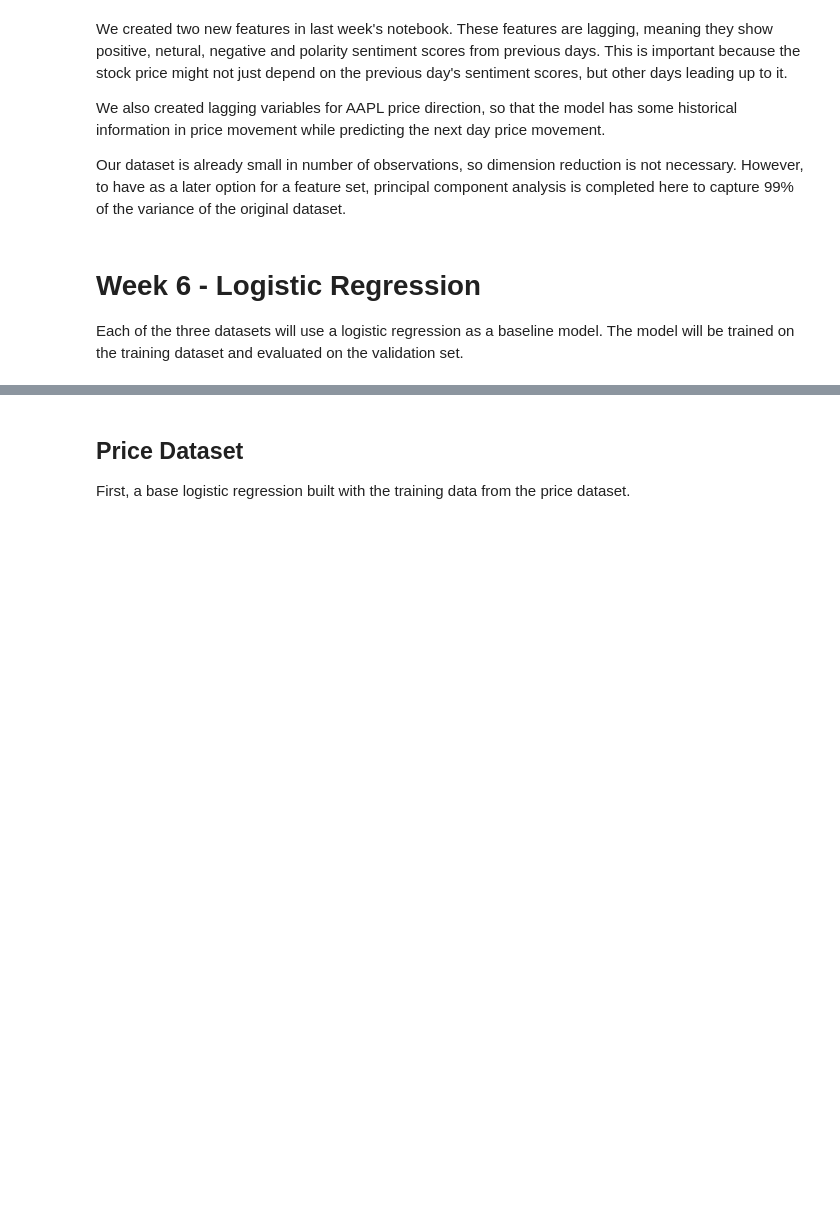
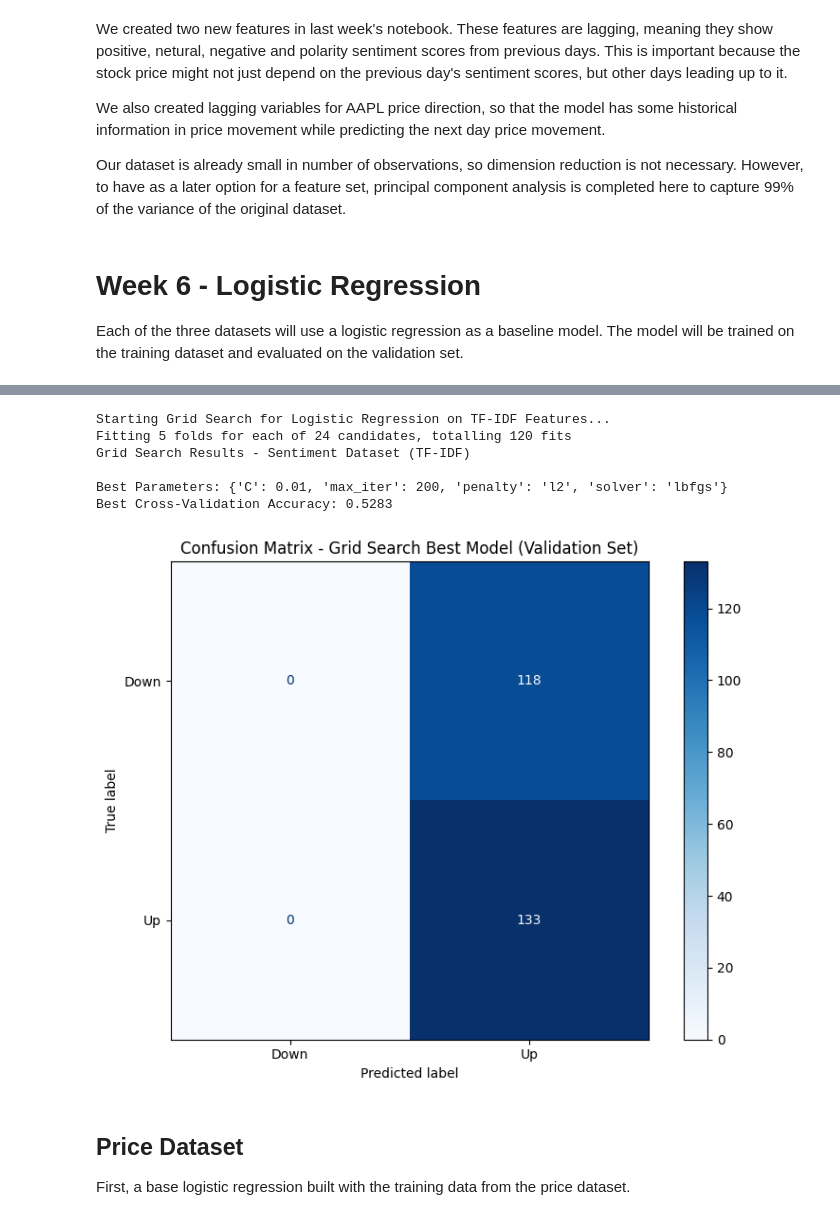
Before and after one commit to yvanlonginjr/market-sentiment-predictor, a Jupyter notebook: notebooks/Market_Sentiment_Predictor_Pipeline.ipynb, the cells around one changed output, grey strips where cells are left out. Drawn from its saved outputs; the diff is of its cells as text; code cells hidden in the pictures; blank space fills up the shorter version.

```diff
--- a/notebooks/Market_Sentiment_Predictor_Pipeline.ipynb
+++ b/notebooks/Market_Sentiment_Predictor_Pipeline.ipynb
@@ -1067,3 +1178,56 @@ Each of the three datasets will use a logistic regression as a baseline model. T
+# %%
+# Define the hyperparameter grid to search
+param_grid_sentiment = {
+    'C': [0.01, 0.1, 1, 10],           # Regularization strength
+    'max_iter': [200, 500, 1000],      # Maximum iterations
+    'solver': ['lbfgs', 'liblinear'],  # Optimization algorithm
+    'penalty': ['l2']                   # Regularization type
+}
+
+# Initialize the logistic regression model
+lr_base = LR(random_state=42)
+
+# Set up GridSearchCV with cross-validation
+grid_search_sentiment = GridSearchCV(
+    estimator=lr_base,
+    param_grid=param_grid_sentiment,
+    cv=5,                              # 5-fold cross-validation
+    scoring='accuracy',
+    n_jobs=-1,                         # Use all available cores
+    verbose=1
+)
+
+# Fit grid search on training data
+print("Starting Grid Search for Logistic Regression on TF-IDF Features...")
+grid_search_sentiment.fit(X_train_tfidf, y_train_sentiment)
+
+# Display best parameters and score
+print("Grid Search Results - Sentiment Dataset (TF-IDF)")
+print(f"\nBest Parameters: {grid_search_sentiment.best_params_}")
+print(f"Best Cross-Validation Accuracy: {grid_search_sentiment.best_score_:.4f}")
+# %% [output]
+Starting Grid Search for Logistic Regression on TF-IDF Features...
+Fitting 5 folds for each of 24 candidates, totalling 120 fits
+Grid Search Results - Sentiment Dataset (TF-IDF)
+
+Best Parameters: {'C': 0.01, 'max_iter': 200, 'penalty': 'l2', 'solver': 'lbfgs'}
+Best Cross-Validation Accuracy: 0.5283
+# %%
+# Get the best model and make predictions on validation set
+best_lr_sentiment = grid_search_sentiment.best_estimator_
+y_pred_val = best_lr_sentiment.predict(X_val_tfidf)
+
+# Create and plot confusion matrix
+cm = confusion_matrix(y_val_sentiment, y_pred_val)
+disp = ConfusionMatrixDisplay(confusion_matrix=cm, display_labels=['Down', 'Up'])
+
+fig, ax = plt.subplots(figsize=(8, 6))
+disp.plot(ax=ax, cmap='Blues', values_format='d')
+ax.set_title('Confusion Matrix - Grid Search Best Model (Validation Set)')
+plt.tight_layout()
+plt.show()
+# %% [output]
+[figure, added]
 # %% [markdown]
 ## Price Dataset
 
```
Also changed, not shown: parts of 13 cells of this notebook.
